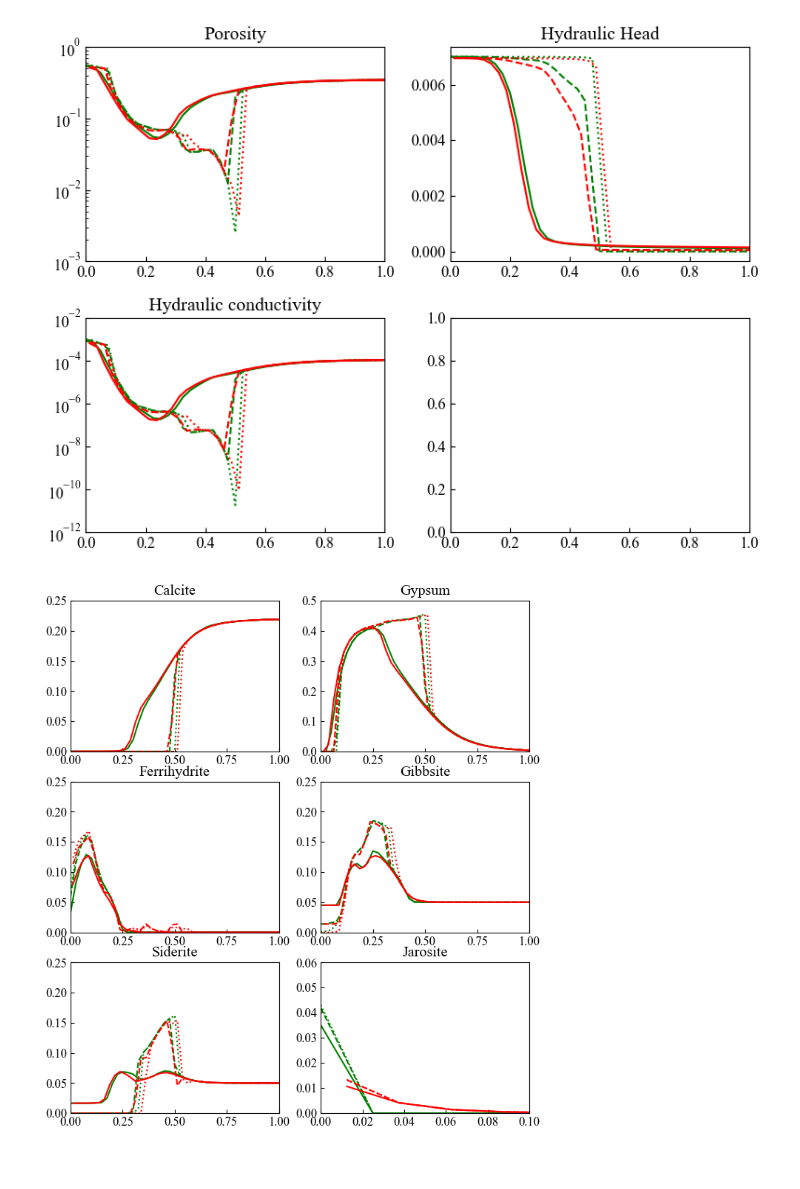
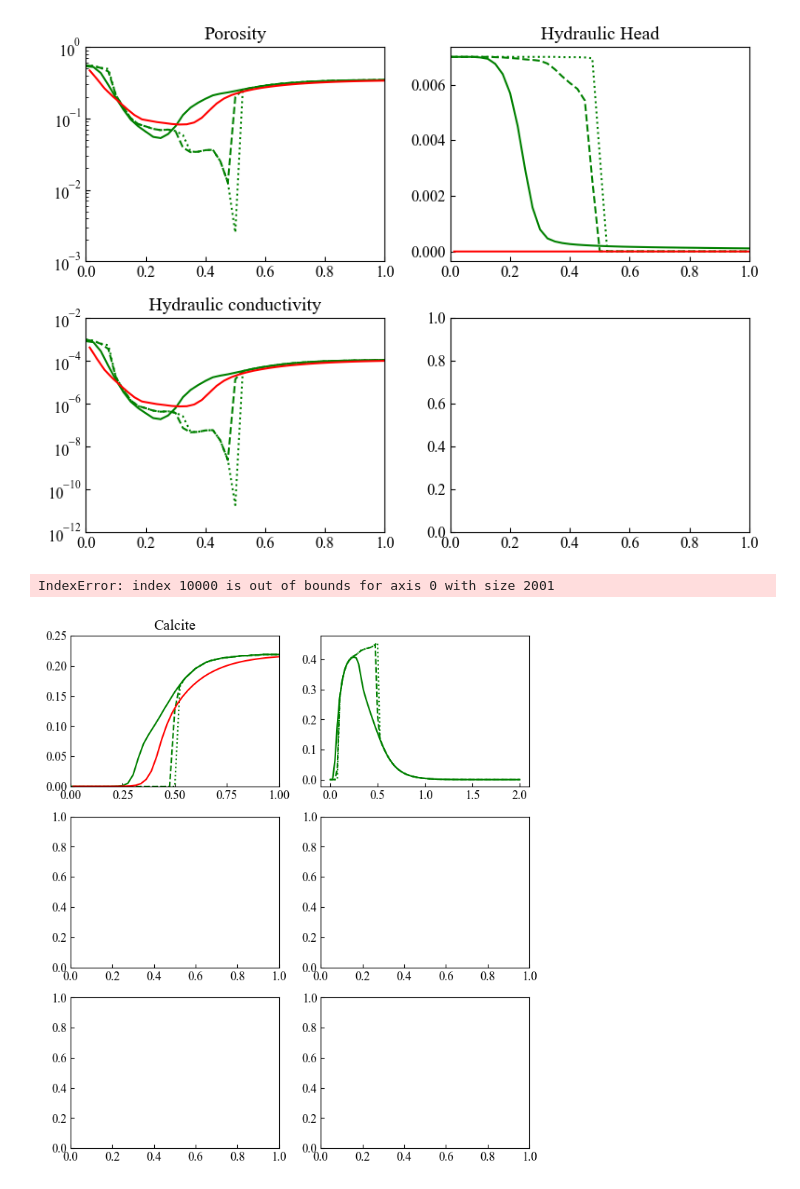
Before and after one commit to wangzitao21/mf6pqc, a Jupyter notebook: examples/Xie2015_B3/plot.ipynb, the cells around one changed output. Saved outputs shown, nothing was run; the diff lists cells and outputs as text; code cells hidden in the pictures.

```diff
--- a/examples/Xie2015_B3/plot.ipynb
+++ b/examples/Xie2015_B3/plot.ipynb
@@ -41,9 +41,10 @@ fig, axes = plt.subplots(2, 2, figsize=(8, 6))
 axes[0, 0].plot(x_min3p, MIN3P_output["Porosity 10years"], c="green", linestyle='-')
 axes[0, 0].plot(x_min3p, MIN3P_output["Porosity 100years"], c="green", linestyle='--')
 axes[0, 0].plot(x_min3p, MIN3P_output["Porosity 300years"], c="green", linestyle=':')
-axes[0, 0].plot(x_mf6, porosity[1000*10], c="red", linestyle='-')
-axes[0, 0].plot(x_mf6, porosity[1000*100], c="red", linestyle='--')
-axes[0, 0].plot(x_mf6, porosity[1000*300], c="red", linestyle=':')
+axes[0, 0].plot(x_mf6, porosity[-1], c="red", linestyle='-')
+# axes[0, 0].plot(x_mf6, porosity[1000*10], c="red", linestyle='-')
+# axes[0, 0].plot(x_mf6, porosity[1000*100], c="red", linestyle='--')
+# axes[0, 0].plot(x_mf6, porosity[1000*300], c="red", linestyle=':')
 axes[0, 0].set_yscale('log')
 axes[0, 0].set_ylim(1e-3, 1.0)
 axes[0, 0].set_xlim(0.00, 1.0)
@@ -52,18 +53,20 @@ axes[0, 0].set_title("Porosity")
 axes[0, 1].plot(x_min3p, MIN3P_output["Hydraulic head 10years"], c="green", linestyle='-')
 axes[0, 1].plot(x_min3p, MIN3P_output["Hydraulic head 100years"], c="green", linestyle='--')
 axes[0, 1].plot(x_min3p, MIN3P_output["Hydraulic head 300years"], c="green", linestyle=':')
-axes[0, 1].plot(x_mf6, head[1000*10-1, 0, 0, :], c="red", linestyle='-')
-axes[0, 1].plot(x_mf6, head[1000*100-1, 0, 0, :], c="red", linestyle='--')
-axes[0, 1].plot(x_mf6, head[1000*300-1, 0, 0, :], c="red", linestyle=':')
+axes[0, 1].plot(x_mf6, head[-1, 0, 0, :]/86400, c="red", linestyle='-')
+# axes[0, 1].plot(x_mf6, head[1000*10-1, 0, 0, :], c="red", linestyle='-')
+# axes[0, 1].plot(x_mf6, head[1000*100-1, 0, 0, :], c="red", linestyle='--')
+# axes[0, 1].plot(x_mf6, head[1000*300-1, 0, 0, :], c="red", linestyle=':')
 axes[0, 1].set_title("Hydraulic Head")
 axes[0, 1].set_xlim(0.00, 1.0)
 
 axes[1, 0].plot(x_min3p, MIN3P_output["Hydraulic conductivity 10years"], c="green", linestyle='-')
 axes[1, 0].plot(x_min3p, MIN3P_output["Hydraulic conductivity 100years"], c="green", linestyle='--')
 axes[1, 0].plot(x_min3p, MIN3P_output["Hydraulic conductivity 300years"], c="green", linestyle=':')
-axes[1, 0].plot(x_mf6, K[1000*10]/86400, c="red", linestyle='-')
-axes[1, 0].plot(x_mf6, K[1000*100]/86400, c="red", linestyle='--')
-axes[1, 0].plot(x_mf6, K[1000*300]/86400, c="red", linestyle=':')
+axes[1, 0].plot(x_mf6, K[-1]/86400, c="red", linestyle='-')
+# axes[1, 0].plot(x_mf6, K[1000*10]/86400, c="red", linestyle='-')
+# axes[1, 0].plot(x_mf6, K[1000*100]/86400, c="red", linestyle='--')
+# axes[1, 0].plot(x_mf6, K[1000*300]/86400, c="red", linestyle=':')
 axes[1, 0].set_title("Hydraulic conductivity")
 axes[1, 0].set_yscale('log')
 axes[1, 0].set_ylim(1e-12, 1e-2)
@@ -72,7 +75,7 @@ axes[1, 0].set_xlim(0.00, 1.0)
 plt.tight_layout()
 plt.show()
 # %% [output]
-[figure, old version]
+[figure, new version]
 # %%
 fig, axes = plt.subplots(3, 2, figsize=(8, 9))
 
@@ -80,8 +83,8 @@ axes[0, 0].plot(x_min3p, MIN3P_output_minerals["Calcite 10years"],  c="green", l
 axes[0, 0].plot(x_min3p, MIN3P_output_minerals["Calcite 100years"], c="green", linestyle='--')
 axes[0, 0].plot(x_min3p, MIN3P_output_minerals["Calcite 300years"], c="green", linestyle=':')
 axes[0, 0].plot(x_mf6, results[1000*10,  0, :] / 2.71 * 100.09 / 1000, c="red", linestyle='-')
-axes[0, 0].plot(x_mf6, results[1000*100, 0, :] / 2.71 * 100.09 / 1000, c="red", linestyle='--')
-axes[0, 0].plot(x_mf6, results[1000*300, 0, :] / 2.71 * 100.09 / 1000, c="red", linestyle=':')
+# axes[0, 0].plot(x_mf6, results[1000*100, 0, :] / 2.71 * 100.09 / 1000, c="red", linestyle='--')
+# axes[0, 0].plot(x_mf6, results[1000*300, 0, :] / 2.71 * 100.09 / 1000, c="red", linestyle=':')
 axes[0, 0].set_title("Calcite")
 axes[0, 0].set_xlim(0.00, 1.0)
 axes[0, 0].set_ylim(0.0, 0.25)
@@ -91,8 +94,8 @@ axes[0, 1].plot(x_min3p, MIN3P_output_minerals["Gypsum 10years"],  c="green", li
 axes[0, 1].plot(x_min3p, MIN3P_output_minerals["Gypsum 100years"], c="green", linestyle='--')
 axes[0, 1].plot(x_min3p, MIN3P_output_minerals["Gypsum 300years"], c="green", linestyle=':')
 axes[0, 1].plot(x_mf6, results[1000*10,  2, :] / 2.32 * 172.17 / 1000, c="red", linestyle='-')
-axes[0, 1].plot(x_mf6, results[1000*100, 2, :] / 2.32 * 172.17 / 1000, c="red", linestyle='--')
-axes[0, 1].plot(x_mf6, results[1000*300, 2, :] / 2.32 * 172.17 / 1000, c="red", linestyle=':')
+# axes[0, 1].plot(x_mf6, results[1000*100, 2, :] / 2.32 * 172.17 / 1000, c="red", linestyle='--')
+# axes[0, 1].plot(x_mf6, results[1000*300, 2, :] / 2.32 * 172.17 / 1000, c="red", linestyle=':')
 axes[0, 1].set_title("Gypsum")
 axes[0, 1].set_xlim(0.00, 1.0)
 axes[0, 1].set_ylim(0.0, 0.5)
@@ -102,45 +105,46 @@ axes[1, 0].plot(x_min3p, MIN3P_output_minerals["Ferrihydrite 10years"],  c="gree
 axes[1, 0].plot(x_min3p, MIN3P_output_minerals["Ferrihydrite 100years"], c="green", linestyle='--')
 axes[1, 0].plot(x_min3p, MIN3P_output_minerals["Ferrihydrite 300years"], c="green", linestyle=':')
 axes[1, 0].plot(x_mf6, results[1000*10,  4, :] / 4.37 * 104.87 / 1000, c="red", linestyle='-')
-axes[1, 0].plot(x_mf6, results[1000*100, 4, :] / 4.37 * 104.87 / 1000, c="red", linestyle='--')
-axes[1, 0].plot(x_mf6, results[1000*300, 4, :] / 4.37 * 104.87 / 1000, c="red", linestyle=':')
+# axes[1, 0].plot(x_mf6, results[1000*100, 4, :] / 4.37 * 104.87 / 1000, c="red", linestyle='--')
+# axes[1, 0].plot(x_mf6, results[1000*300, 4, :] / 4.37 * 104.87 / 1000, c="red", linestyle=':')
 axes[1, 0].set_title("Ferrihydrite")
 axes[1, 0].set_xlim(0.00, 1.0)
 axes[1, 0].set_ylim(0.0, 0.25)
 _ = axes[1, 0].set_xticks(np.linspace(0, 1.0, 5))
 
 axes[2, 0].plot(x_min3p, MIN3P_output_minerals["Siderite 10years"],  c="green", linestyle='-')
 axes[2, 0].plot(x_min3p, MIN3P_output_minerals["Siderite 100years"], c="green", linestyle='--')
 axes[2, 0].plot(x_min3p, MIN3P_output_minerals["Siderite 300years"], c="green", linestyle=':')
 axes[2, 0].plot(x_mf6, results[1000*10,  10, :] / 3.96 * 115.86 / 1000, c="red", linestyle='-')
-axes[2, 0].plot(x_mf6, results[1000*100, 10, :] / 3.96 * 115.86 / 1000, c="red", linestyle='--')
-axes[2, 0].plot(x_mf6, results[1000*300, 10, :] / 3.96 * 115.86 / 1000, c="red", linestyle=':')
+# axes[2, 0].plot(x_mf6, results[1000*100, 10, :] / 3.96 * 115.86 / 1000, c="red", linestyle='--')
+# axes[2, 0].plot(x_mf6, results[1000*300, 10, :] / 3.96 * 115.86 / 1000, c="red", linestyle=':')
 axes[2, 0].set_title("Siderite")
 axes[2, 0].set_xlim(0.00, 1.0)
 axes[2, 0].set_ylim(0.0, 0.25)
 _ = axes[2, 0].set_xticks(np.linspace(0,1.0,5))
 
 axes[1, 1].plot(x_min3p, MIN3P_output_minerals["Gibbsite 10years"],  c="green", linestyle='-')
 axes[1, 1].plot(x_min3p, MIN3P_output_minerals["Gibbsite 100years"], c="green", linestyle='--')
 axes[1, 1].plot(x_min3p, MIN3P_output_minerals["Gibbsite 300years"], c="green", linestyle=':')
 axes[1, 1].plot(x_mf6, results[1000*10,  8, :] / 2.35 * 78.00 / 1000, c="red", linestyle='-')
-axes[1, 1].plot(x_mf6, results[1000*100, 8, :] / 2.35 * 78.00 / 1000, c="red", linestyle='--')
-axes[1, 1].plot(x_mf6, results[1000*300, 8, :] / 2.35 * 78.00 / 1000, c="red", linestyle=':')
+# axes[1, 1].plot(x_mf6, results[1000*100, 8, :] / 2.35 * 78.00 / 1000, c="red", linestyle='--')
+# axes[1, 1].plot(x_mf6, results[1000*300, 8, :] / 2.35 * 78.00 / 1000, c="red", linestyle=':')
 
 axes[1, 1].set_title("Gibbsite")
 axes[1, 1].set_xlim(0.00, 1.0)
 axes[1, 1].set_ylim(0.0, 0.25)
 _ = axes[1, 1].set_xticks(np.linspace(0,1.0,5))
 
 axes[2, 1].plot(x_min3p, MIN3P_output_minerals["Jarosite 10years"],  c="green", linestyle='-')
 axes[2, 1].plot(x_min3p, MIN3P_output_minerals["Jarosite 100years"], c="green", linestyle='--')
 axes[2, 1].plot(x_min3p, MIN3P_output_minerals["Jarosite 300years"], c="green", linestyle=':')
 axes[2, 1].plot(x_mf6, results[1000*10,  6, :] / 3.20 * 494.81 / 1000, c="red", linestyle='-')
-axes[2, 1].plot(x_mf6, results[1000*100, 6, :] / 3.20 * 494.81 / 1000, c="red", linestyle='--')
-axes[2, 1].plot(x_mf6, results[1000*300, 6, :] / 3.20 * 494.81 / 1000, c="red", linestyle=':')
+# axes[2, 1].plot(x_mf6, results[1000*100, 6, :] / 3.20 * 494.81 / 1000, c="red", linestyle='--')
+# axes[2, 1].plot(x_mf6, results[1000*300, 6, :] / 3.20 * 494.81 / 1000, c="red", linestyle=':')
 axes[2, 1].set_title("Jarosite")
 axes[2, 1].set_xlim(0.00, 0.1)
 axes[2, 1].set_ylim(0.0, 0.06)
 _ = axes[2, 1].set_xticks(np.linspace(0,0.1,6))
 # %% [output]
+IndexError: index 10000 is out of bounds for axis 0 with size 2001
-[figure, old version]
+[figure, new version]
```
Also changed, not shown: 51 other files.
